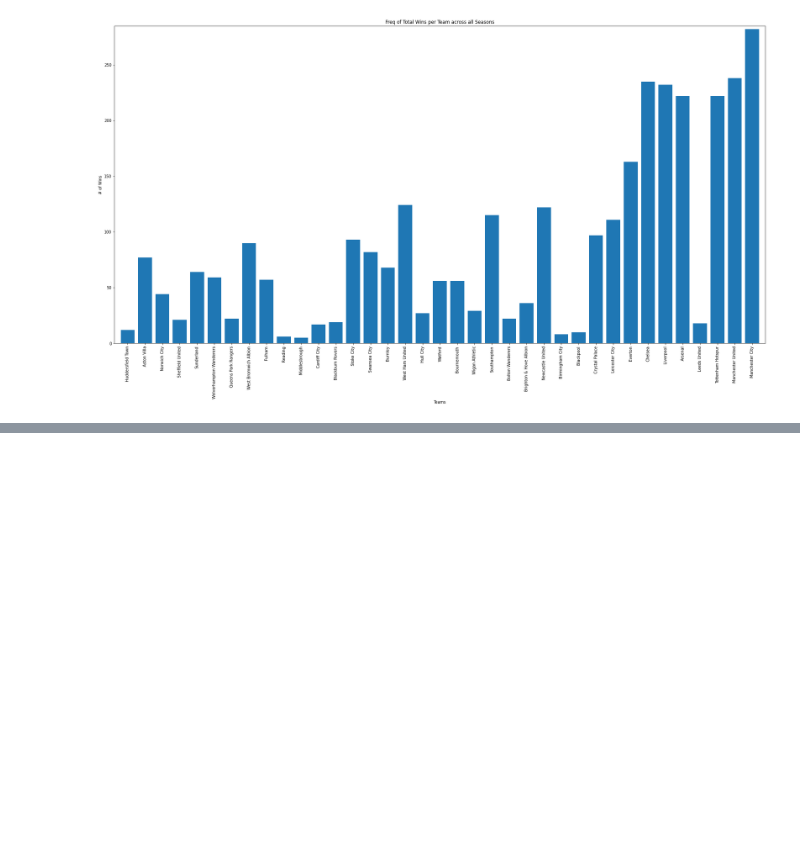
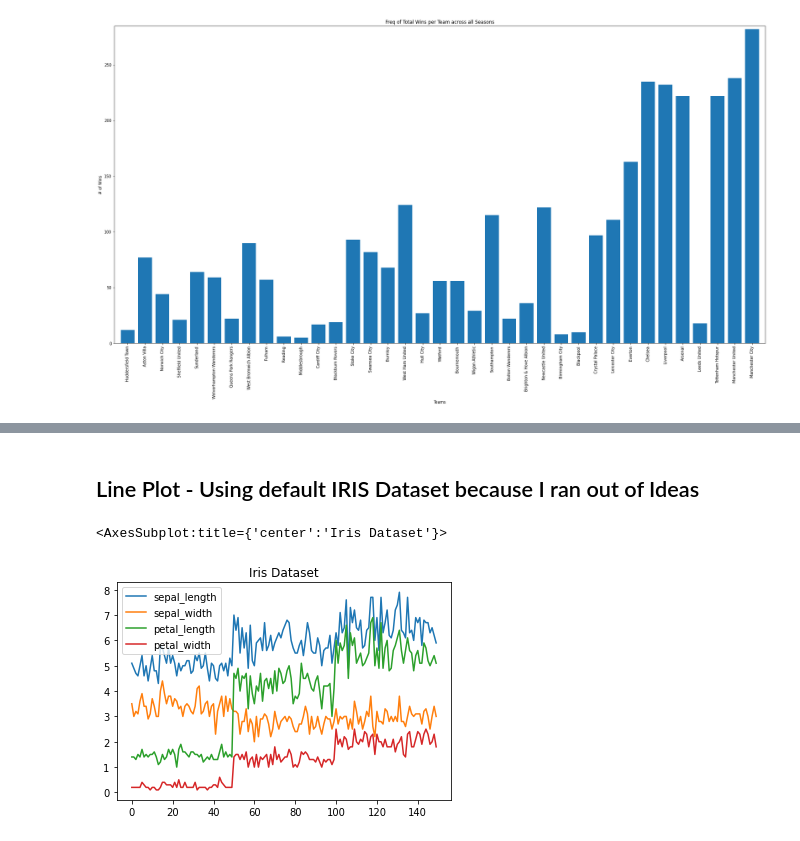
Before and after one commit to bolleyboll/Kaggle-Journey, a Jupyter notebook: Visualisation.ipynb, the cells around one changed output, grey strips where cells are left out. Cells and saved outputs as stored; diff of their text form; code cells hidden in the pictures; blank space fills up the shorter version.

```diff
--- a/Visualisation.ipynb
+++ b/Visualisation.ipynb
@@ -123,0 +133,8 @@ plt.show()
+# %% [markdown]
+## Line Plot - Using default IRIS Dataset because I ran out of Ideas
+# %%
+iris = pd.read_csv('https://raw.githubusercontent.com/mwaskom/seaborn-data/master/iris.csv')
+iris.drop(['species'], axis=1).plot.line(title='Iris Dataset')
+# %% [output]
+<AxesSubplot:title={'center':'Iris Dataset'}>
+[figure, added]
```
Also changed, not shown: parts of 13 cells of this notebook.
